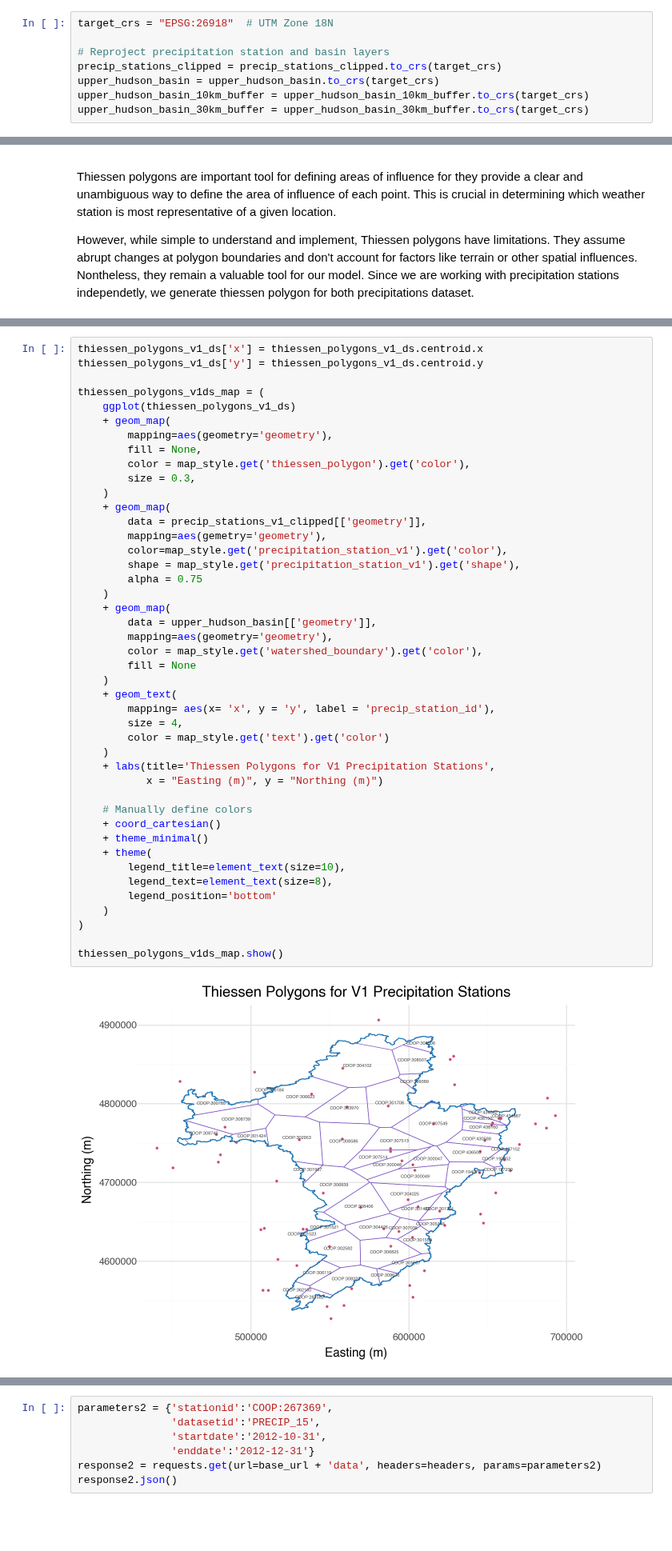
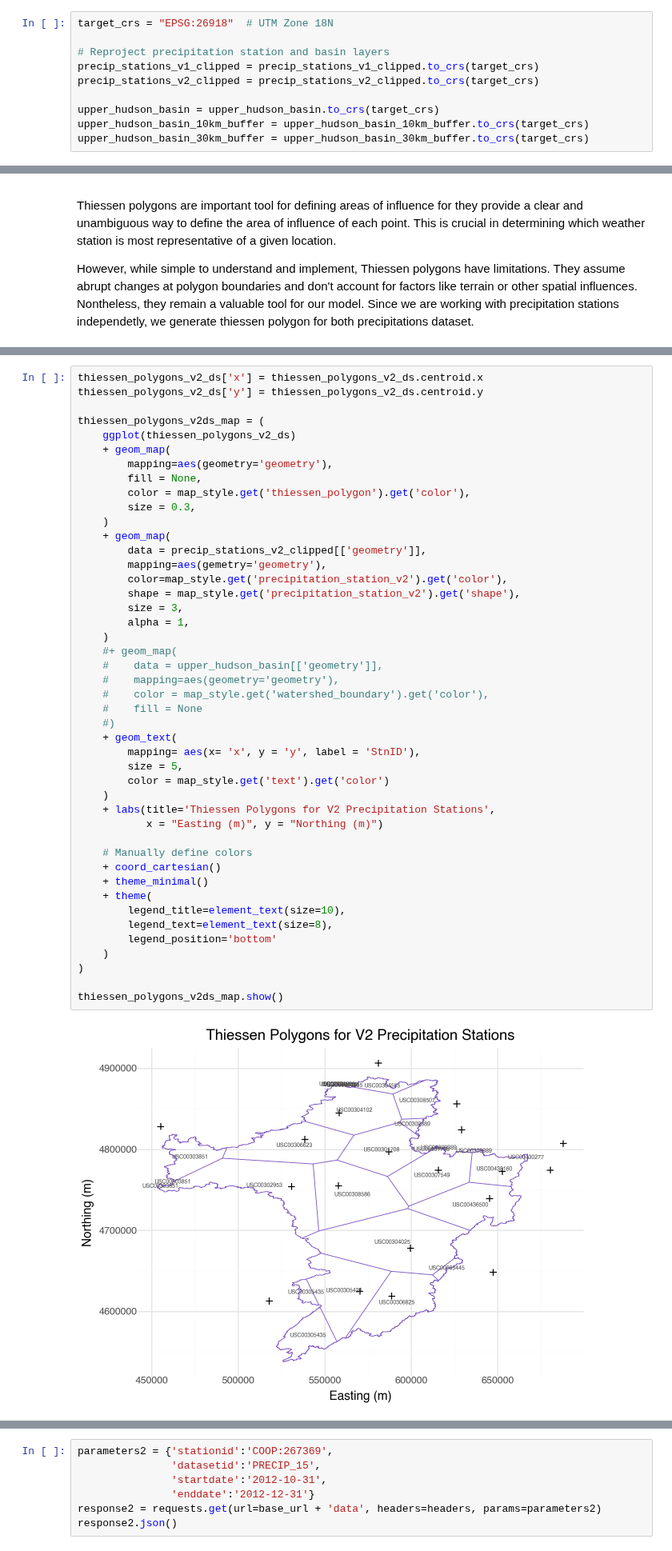
Before and after one commit to vpalvesalan/Unit-Hydrograph-Model, a Jupyter notebook: notebooks/preprocessing/data_prepocessing.ipynb, the cells around one changed output, grey strips where cells are left out. Shown at 80% size. Cells and saved outputs as stored; diff of their text form; blank space fills up the shorter version.

Commit message:
General modificatoins to map thiessen

```diff
--- a/notebooks/preprocessing/data_prepocessing.ipynb
+++ b/notebooks/preprocessing/data_prepocessing.ipynb
@@ -503,7 +503,9 @@ utm_zones_map
 target_crs = "EPSG:26918"  # UTM Zone 18N
 
 # Reproject precipitation station and basin layers
-precip_stations_clipped = precip_stations_clipped.to_crs(target_crs)
+precip_stations_v1_clipped = precip_stations_v1_clipped.to_crs(target_crs)
+precip_stations_v2_clipped = precip_stations_v2_clipped.to_crs(target_crs)
+
 upper_hudson_basin = upper_hudson_basin.to_crs(target_crs)
 upper_hudson_basin_10km_buffer = upper_hudson_basin_10km_buffer.to_crs(target_crs)
 upper_hudson_basin_30km_buffer = upper_hudson_basin_30km_buffer.to_crs(target_crs)
@@ -582,46 +662,47 @@ thiessen_polygons_v1_ds
 # %%
-thiessen_polygons_v1_ds['x'] = thiessen_polygons_v1_ds.centroid.x
-thiessen_polygons_v1_ds['y'] = thiessen_polygons_v1_ds.centroid.y
+thiessen_polygons_v2_ds['x'] = thiessen_polygons_v2_ds.centroid.x
+thiessen_polygons_v2_ds['y'] = thiessen_polygons_v2_ds.centroid.y
 
-thiessen_polygons_v1ds_map = (
-    ggplot(thiessen_polygons_v1_ds)
+thiessen_polygons_v2ds_map = (
+    ggplot(thiessen_polygons_v2_ds)
     + geom_map(
         mapping=aes(geometry='geometry'),
         fill = None,
         color = map_style.get('thiessen_polygon').get('color'),
         size = 0.3,
     )
     + geom_map(
-        data = precip_stations_v1_clipped[['geometry']],
+        data = precip_stations_v2_clipped[['geometry']],
         mapping=aes(gemetry='geometry'),
-        color=map_style.get('precipitation_station_v1').get('color'),
-        shape = map_style.get('precipitation_station_v1').get('shape'),
-        alpha = 0.75
+        color=map_style.get('precipitation_station_v2').get('color'),
+        shape = map_style.get('precipitation_station_v2').get('shape'),
+        size = 3,
+        alpha = 1,
     )
-    + geom_map(
-        data = upper_hudson_basin[['geometry']],
-        mapping=aes(geometry='geometry'),
-        color = map_style.get('watershed_boundary').get('color'),
-        fill = None
-    )
+    #+ geom_map(
+    #    data = upper_hudson_basin[['geometry']],
+    #    mapping=aes(geometry='geometry'),
+    #    color = map_style.get('watershed_boundary').get('color'),
+    #    fill = None
+    #)
     + geom_text(
-        mapping= aes(x= 'x', y = 'y', label = 'precip_station_id'),
-        size = 4,
+        mapping= aes(x= 'x', y = 'y', label = 'StnID'),
+        size = 5,
         color = map_style.get('text').get('color')
     )
-    + labs(title='Thiessen Polygons for V1 Precipitation Stations',
+    + labs(title='Thiessen Polygons for V2 Precipitation Stations',
            x = "Easting (m)", y = "Northing (m)")
 
     # Manually define colors
     + coord_cartesian()
     + theme_minimal()
     + theme(
         legend_title=element_text(size=10),
         legend_text=element_text(size=8),
         legend_position='bottom'
     )
 )
 
-thiessen_polygons_v1ds_map.show()
+thiessen_polygons_v2ds_map.show()
 # %% [output]
-[figure, old version]
+[figure, new version]
```
Also changed, not shown: parts of 8 cells of this notebook.
